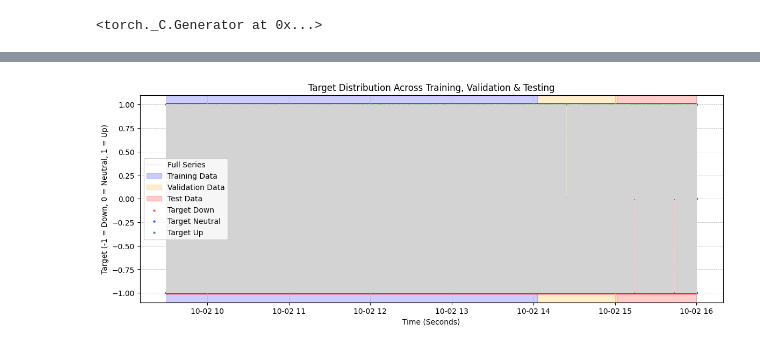
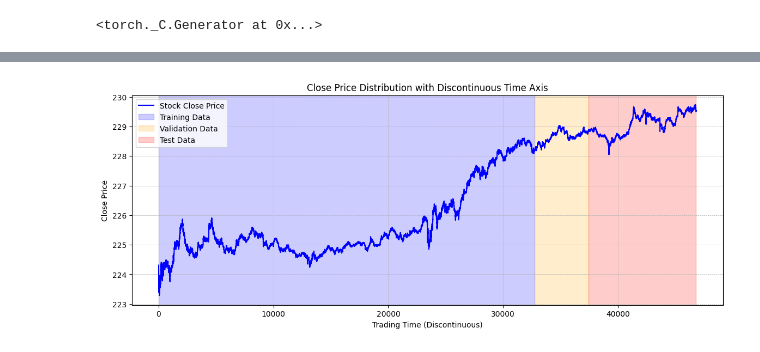
Before and after one commit to LiaoLaurent/Stock-Prediction-Deep-Learning, a Jupyter notebook: returns_predictions.ipynb, the cells around one changed output, grey strips where cells are left out. Saved outputs shown, nothing was run; the diff lists cells and outputs as text; code cells hidden in the pictures.

```diff
--- a/returns_predictions.ipynb
+++ b/returns_predictions.ipynb
@@ -63,38 +64,10 @@ test_size = len(data_hft) - train_size - val_size
 train_df = data_hft.iloc[:train_size, :]
 val_df = data_hft.iloc[train_size : train_size + val_size, :]
 test_df = data_hft.iloc[train_size + val_size :, :]
-# %%
-def plot_target_split_with_background(df, train_size, val_size):
-    plt.figure(figsize=(14, 5))
-
-    # Plot the full target curve in light gray
-    plt.plot(df.index, df["Target"], label="Full Series", color="lightgray", linewidth=0.8)
-
-    # Highlight Training, Validation, and Testing Regions
-    plt.axvspan(df.index[0], df.index[train_size - 1], color='blue', alpha=0.2, label="Training Data")
-    plt.axvspan(df.index[train_size], df.index[train_size + val_size - 1], color='orange', alpha=0.2, label="Validation Data")
-    plt.axvspan(df.index[train_size + val_size], df.index[-1], color='red', alpha=0.2, label="Test Data")
-
-    # Scatter plot for target movement (Three classes)
-    target_down = df[df["Target"] == -1]
-    target_neutral = df[df["Target"] == 0]
-    target_up = df[df["Target"] == 1]
-
-    plt.scatter(target_down.index, target_down["Target"], color="red", label="Target Down", s=5, alpha=0.6)
-    plt.scatter(target_neutral.index, target_neutral["Target"], color="blue", label="Target Neutral", s=5, alpha=0.6)
-    plt.scatter(target_up.index, target_up["Target"], color="green", label="Target Up", s=5, alpha=0.6)
-
-    plt.xlabel("Time (Seconds)")
-    plt.ylabel("Target (-1 = Down, 0 = Neutral, 1 = Up)")
-    plt.title("Target Distribution Across Training, Validation & Testing")
-    plt.legend()
-    plt.grid(True, linestyle='--', linewidth=0.5)
-    plt.show()
-
-# Plot the target split with background
-plot_target_split_with_background(data_hft, train_size, val_size)
-# %% [output]
-[figure, removed]
+# %%
+plot_close_price_split(data_hft, train_size, val_size)
+# %% [output]
+[figure, added]
 # %%
 # Data scaling
 from sklearn.preprocessing import StandardScaler, MinMaxScaler
```
Also changed, not shown: parts of 15 cells of this notebook, 4 other files.
